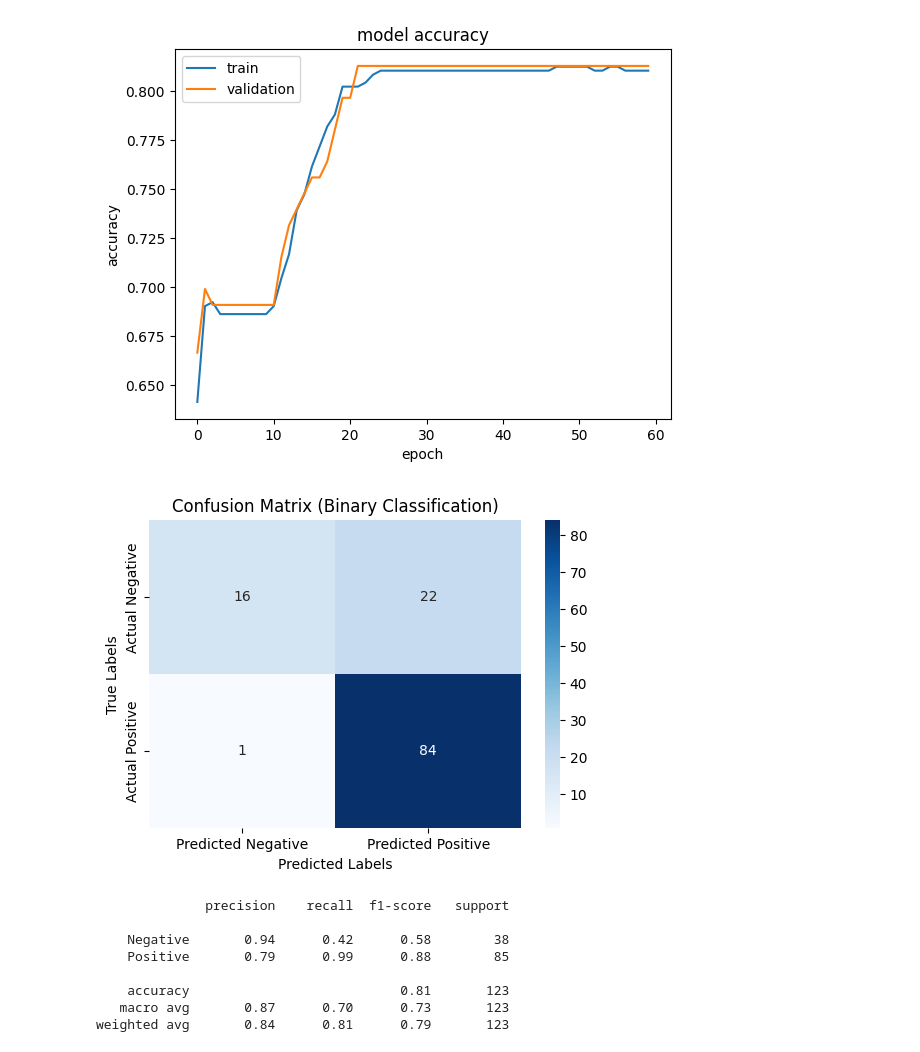
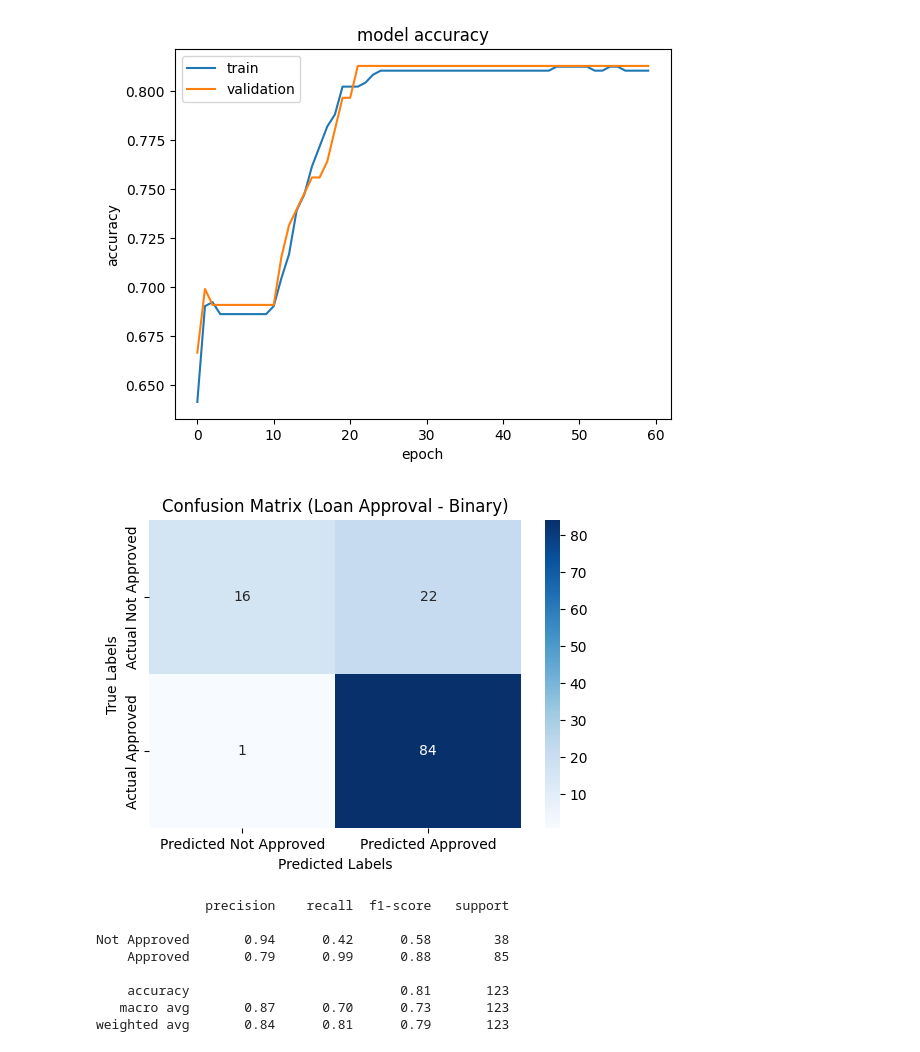
Before and after one commit to nikhilbanta/Loan-Approval-Using-Neural-Networks-Tensorflow-, a Jupyter notebook: Loan Prediction Final.ipynb, the cells around one changed output. Drawn from its saved outputs; the diff is of its cells as text; code cells hidden in the pictures.

```diff
--- a/Loan Prediction Final.ipynb
+++ b/Loan Prediction Final.ipynb
@@ -319,36 +319,33 @@ plt.show()
 # %% [output]
 [figure]
 # %%
+# Create a confusion matrix
 from sklearn.metrics import confusion_matrix,classification_report
 import seaborn as sns
+cm = confusion_matrix(y_test, prediction)
 
-
-# Create a confusion matrix
-cm = confusion_matrix(y_test, prediction)
+# Generate classification report
+report = classification_report(y_test, prediction, target_names=["Not Approved", "Approved"])
 
 # Plot confusion matrix as a heatmap
 plt.figure(figsize=(6, 4))
 sns.heatmap(cm, annot=True, fmt='d', cmap='Blues',
-            xticklabels=['Predicted Negative', 'Predicted Positive'],
-            yticklabels=['Actual Negative', 'Actual Positive'])
+            xticklabels=['Predicted Not Approved', 'Predicted Approved'],
+            yticklabels=['Actual Not Approved', 'Actual Approved'])
 plt.xlabel('Predicted Labels')
 plt.ylabel('True Labels')
-plt.title('Confusion Matrix (Binary Classification)')
+plt.title('Confusion Matrix (Loan Approval - Binary)')
 plt.show()
+
+# Print the classification report
+print(report)
 # %% [output]
-[figure, old version]
+[figure, new version]
+              precision    recall  f1-score   support
+
+Not Approved       0.94      0.42      0.58        38
+    Approved       0.79      0.99      0.88        85
+
+    accuracy                           0.81       123
+   macro avg       0.87      0.70      0.73       123
+weighted avg       0.84      0.81      0.79       123
-# %%
-# Generate classification report
-report = classification_report(y_test,prediction, target_names=["Negative", "Positive"])
-
-# Print the classification report
-print(report)
-# %% [output]
-              precision    recall  f1-score   support
-
-    Negative       0.94      0.42      0.58        38
-    Positive       0.79      0.99      0.88        85
-
-    accuracy                           0.81       123
-   macro avg       0.87      0.70      0.73       123
-weighted avg       0.84      0.81      0.79       123
```
Also changed, not shown: parts of 1 cell of this notebook.
